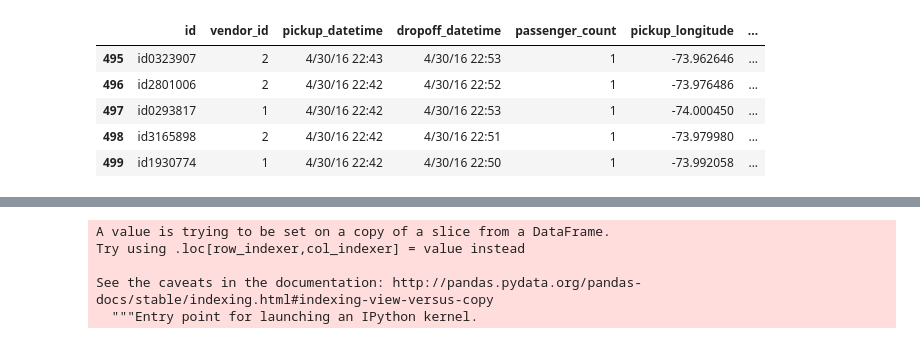
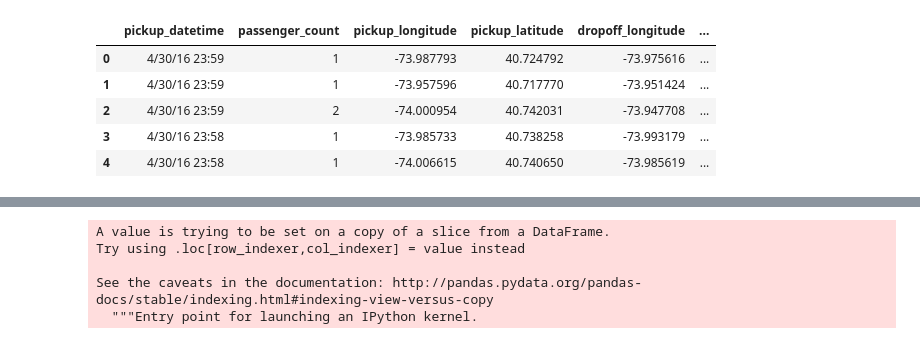
Before and after one commit to eigenSim/dss6a-regression, a Jupyter notebook: choi/choi_notes_1.ipynb, the cells around one changed output, grey strips where cells are left out. Cells and saved outputs as stored; diff of their text form; code cells hidden in the pictures.

```diff
--- a/choi/choi_notes_1.ipynb
+++ b/choi/choi_notes_1.ipynb
@@ -43,10 +25,18 @@ taxi_df.head()
-# %%
-small_df = taxi_df[:500]
-small_df.tail()
-# %% [output]
-|  | id | vendor_id | pickup_datetime | dropoff_datetime | passenger_count | pickup_longitude | ... |
-| 495 | id0323907 | 2 | 4/30/16 22:43 | 4/30/16 22:53 | 1 | -73.962646 | ... |
-| 496 | id2801006 | 2 | 4/30/16 22:42 | 4/30/16 22:52 | 1 | -73.976486 | ... |
-| 497 | id0293817 | 1 | 4/30/16 22:42 | 4/30/16 22:53 | 1 | -74.000450 | ... |
-| 498 | id3165898 | 2 | 4/30/16 22:42 | 4/30/16 22:51 | 1 | -73.979980 | ... |
-| 499 | id1930774 | 1 | 4/30/16 22:42 | 4/30/16 22:50 | 1 | -73.992058 | ... |
+# %%
+trainfile = 'train.csv'
+testfile = 'test.csv'
+
+cols_list = ['pickup_datetime', 'passenger_count', \
+             'pickup_latitude', 'pickup_longitude', \
+             'dropoff_latitude', 'dropoff_longitude', \
+             'trip_duration']
+
+taxi_df = pd.read_csv('../_data/' + trainfile, usecols=cols_list)
+taxi_df.head()
+# %% [output]
+|  | pickup_datetime | passenger_count | pickup_longitude | pickup_latitude | dropoff_longitude | ... |
+| 0 | 4/30/16 23:59 | 1 | -73.987793 | 40.724792 | -73.975616 | ... |
+| 1 | 4/30/16 23:59 | 1 | -73.957596 | 40.717770 | -73.951424 | ... |
+| 2 | 4/30/16 23:59 | 2 | -74.000954 | 40.742031 | -73.947708 | ... |
+| 3 | 4/30/16 23:58 | 1 | -73.985733 | 40.738258 | -73.993179 | ... |
+| 4 | 4/30/16 23:58 | 1 | -74.006615 | 40.740650 | -73.985619 | ... |
```
Also changed, not shown: parts of 8 cells of this notebook, 1 other file.
